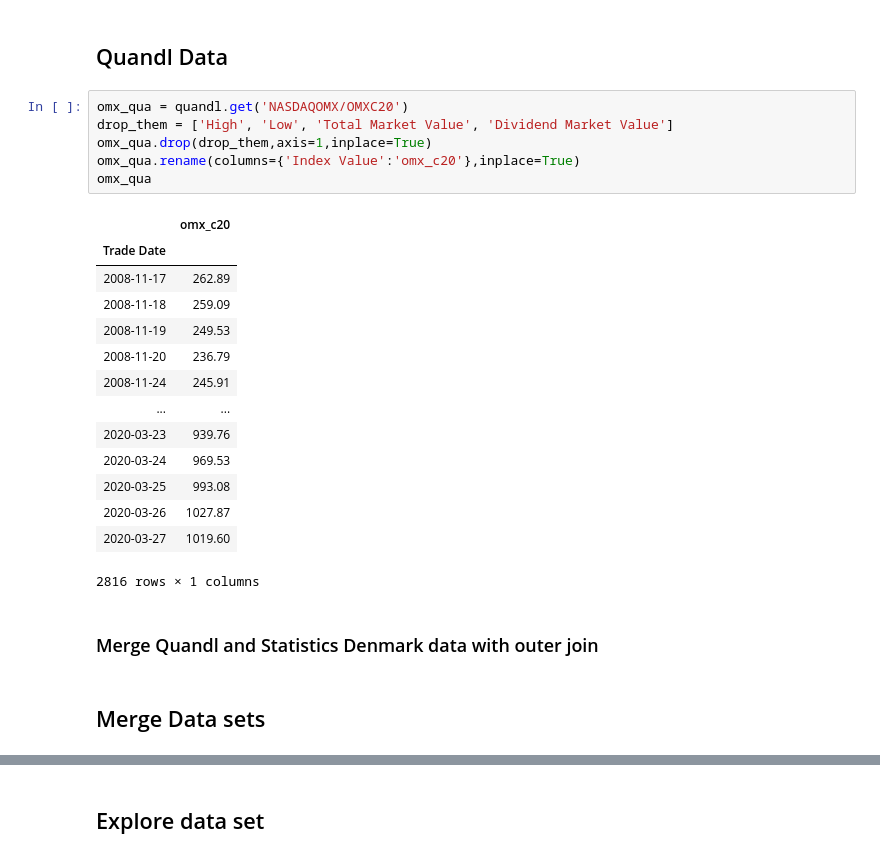
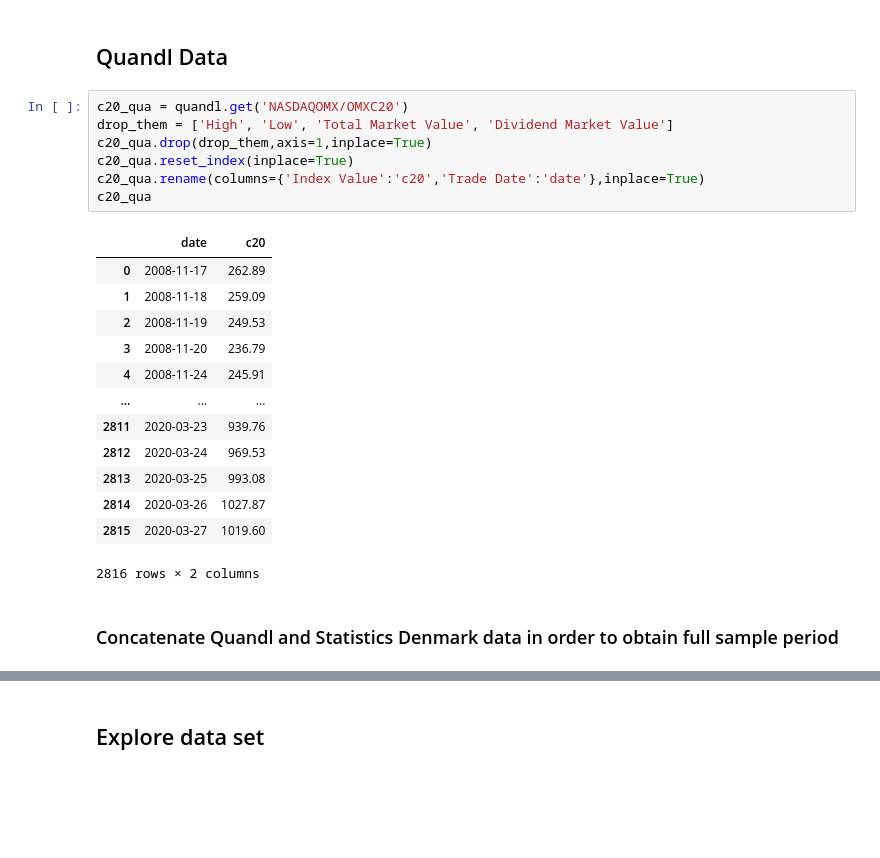
Before and after one commit to NumEconCopenhagen/projects-2020-kongeraekken-1, a Jupyter notebook: dataproject/dataproject.ipynb, the cells around one changed output, grey strips where cells are left out. Cells and saved outputs as stored; diff of their text form; blank space fills up the shorter version.

Commit message:
concatenate

```diff
--- a/dataproject/dataproject.ipynb
+++ b/dataproject/dataproject.ipynb
@@ -190,27 +179,25 @@ omx_api.head(5)
 # %% [markdown]
 ## Quandl Data
 # %%
-omx_qua = quandl.get('NASDAQOMX/OMXC20')
+c20_qua = quandl.get('NASDAQOMX/OMXC20')
 drop_them = ['High', 'Low', 'Total Market Value', 'Dividend Market Value']
-omx_qua.drop(drop_them,axis=1,inplace=True)
-omx_qua.rename(columns={'Index Value':'omx_c20'},inplace=True)
-omx_qua
+c20_qua.drop(drop_them,axis=1,inplace=True)
+c20_qua.reset_index(inplace=True)
+c20_qua.rename(columns={'Index Value':'c20','Trade Date':'date'},inplace=True)
+c20_qua
 # %% [output]
-|  | omx_c20 |
-| Trade Date |  |
-| 2008-11-17 | 262.89 |
-| 2008-11-18 | 259.09 |
-| 2008-11-19 | 249.53 |
-| 2008-11-20 | 236.79 |
-| 2008-11-24 | 245.91 |
-| ... | ... |
-| 2020-03-23 | 939.76 |
-| 2020-03-24 | 969.53 |
-| 2020-03-25 | 993.08 |
-| 2020-03-26 | 1027.87 |
-| 2020-03-27 | 1019.60 |
+|  | date | c20 |
+| 0 | 2008-11-17 | 262.89 |
+| 1 | 2008-11-18 | 259.09 |
+| 2 | 2008-11-19 | 249.53 |
+| 3 | 2008-11-20 | 236.79 |
+| 4 | 2008-11-24 | 245.91 |
+| ... | ... | ... |
+| 2811 | 2020-03-23 | 939.76 |
+| 2812 | 2020-03-24 | 969.53 |
+| 2813 | 2020-03-25 | 993.08 |
+| 2814 | 2020-03-26 | 1027.87 |
+| 2815 | 2020-03-27 | 1019.60 |
-2816 rows × 1 columns
+2816 rows × 2 columns
 # %% [markdown]
-### Merge Quandl and Statistics Denmark data with outer join
+### Concatenate Quandl and Statistics Denmark data in order to obtain full sample period
-# %% [markdown]
-## Merge Data sets
```
Also changed, not shown: parts of 18 cells of this notebook.
